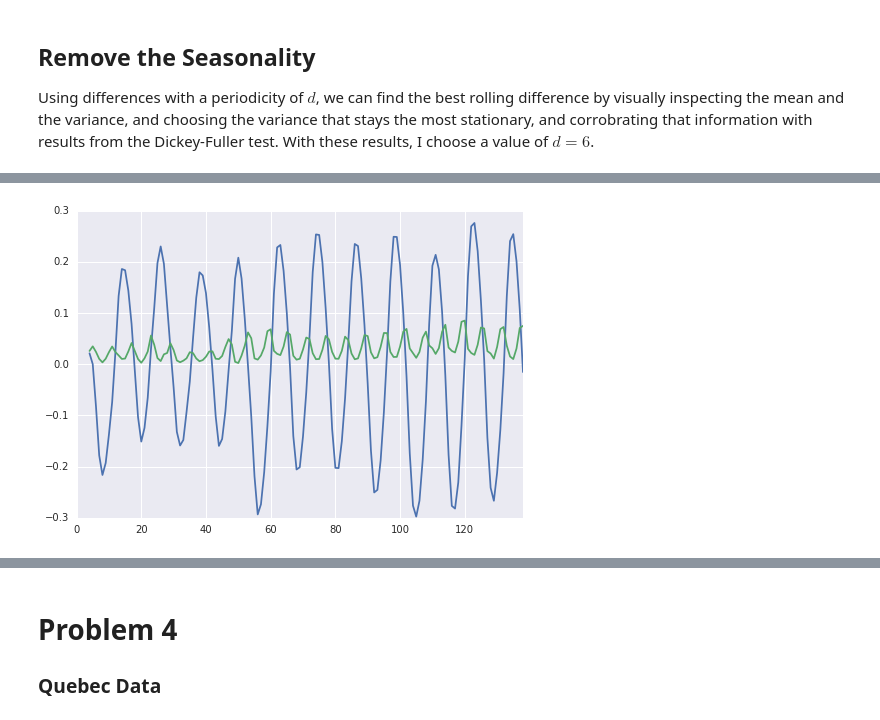
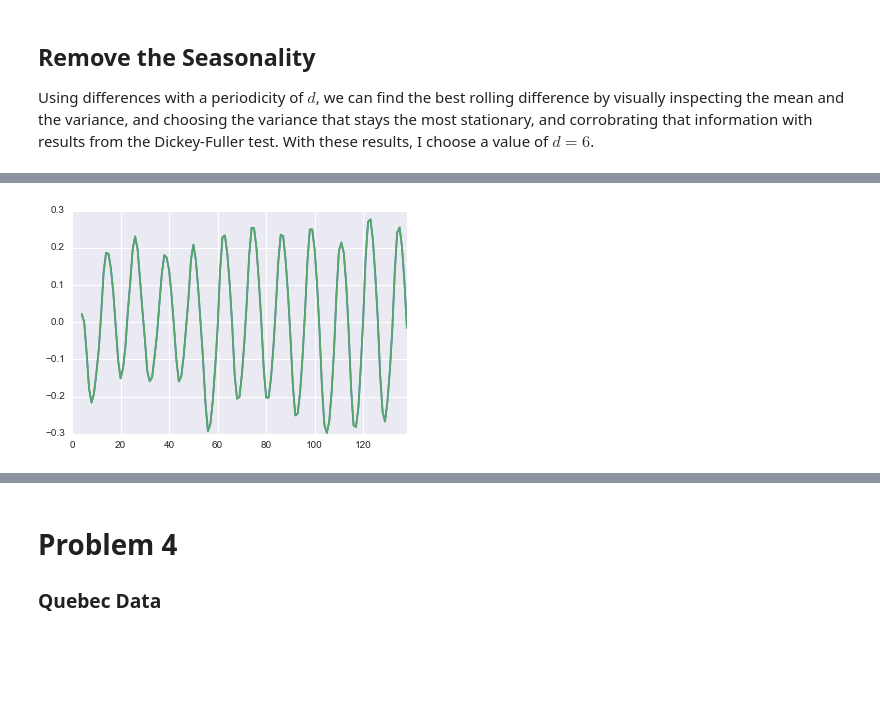
Before and after one commit to RohanNagar/datasciencelab-utaustin, a Jupyter notebook: lab10/lab10.ipynb, the cells around one changed output, grey strips where cells are left out. Cells and saved outputs as stored; diff of their text form; code cells hidden in the pictures; blank space fills up the shorter version.

```diff
--- a/lab10/lab10.ipynb
+++ b/lab10/lab10.ipynb
@@ -360,5 +353,5 @@ adfuller(seasonal_diff[4])
 # %%
-seasonal_diff[5].rolling(window=5).mean().plot()
-seasonal_diff[5].rolling(window=5).var().plot()
+pd.rolling_mean(seasonal_diff[5], window=5).plot()
+pd.rolling_mean(seasonal_diff[5], window=5).plot()
 adfuller(seasonal_diff[5])
 # %% [output]
@@ -367,7 +360,7 @@ adfuller(seasonal_diff[5])
  7,
  131,
  {'1%': -3.481281802271349,
   '10%': -2.5786771965503177,
   '5%': -2.8838678916645279},
  -426.33892741247496)
-[figure, old version]
+[figure, new version]
```
Also changed, not shown: parts of 28 cells of this notebook, 1 other file.
